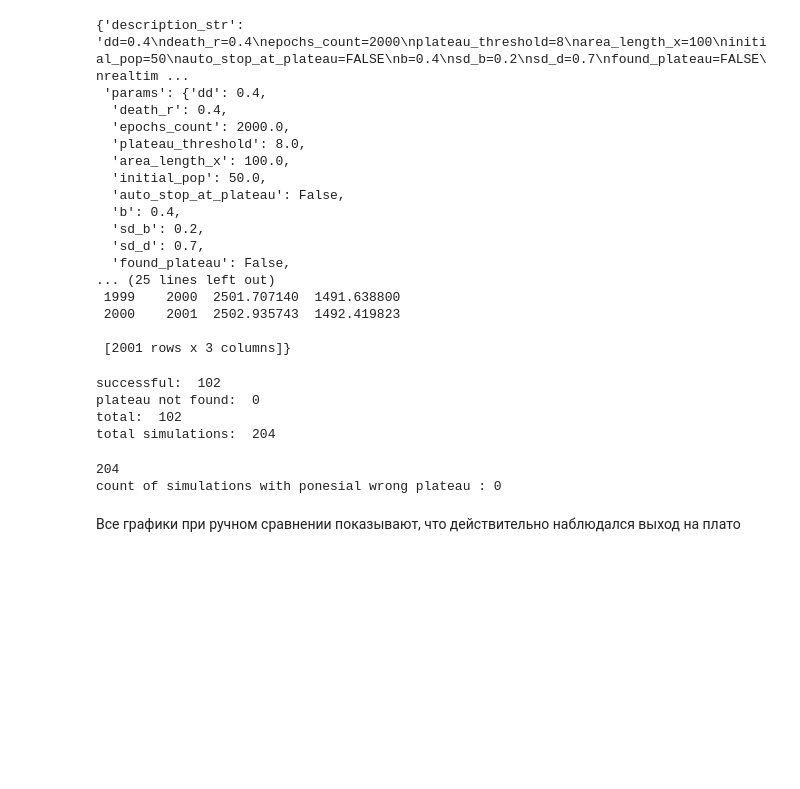
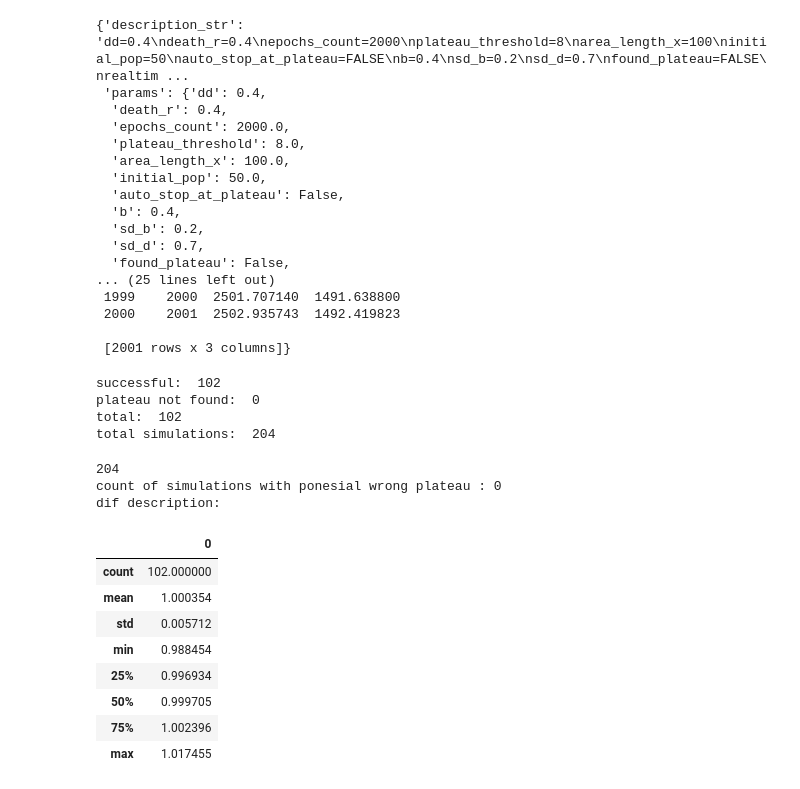
Before and after one commit to sokanaid/CourseProject2022BiologicalMath, a Jupyter notebook: plateau_search_results.ipynb, the cells around one changed output. Drawn from its saved outputs; the diff is of its cells as text; code cells hidden in the pictures; blank space fills up the shorter version.

```diff
--- a/plateau_search_results.ipynb
+++ b/plateau_search_results.ipynb
@@ -176,26 +176,38 @@ def find_pair_sim(sim_data, data):
 # %%
 # найдем симуляции, для которых график без остановки на плато продолжил падать/ расти
 big_diff_count =0
 print(len(data))
+dif_arr = []
 for sim_data in data:
   if not sim_data["params"]["auto_stop_at_plateau"]:
     continue
   # ищем парную симуляцию без остановки на плато
   pair_sim = find_pair_sim(sim_data, data)
   # рассмотрим отношение средних численностей популяций последних 100 эпох парных симуляций
   dif = int(sim_data["population"].tail(100)['pop'].mean())/int(pair_sim["population"].tail(100)['pop'].mean())
   # Проверим результаты вручную,если были выбрано недостаточное количество эпох для парной симуляции
   # или данные парная симуляция начала расти/убывать после предполагаемого выхода на плато
   if len(pair_sim["population"])==len(sim_data["population"]):
     print("less epochs then need. params:", sim_data["description_str"])
     print_pair(sim_data, pair_sim)
   if dif > 1.05 or dif < 0.95:
     print("big diff params:", sim_data["description_str"])
     print_pair(sim_data, pair_sim, color = 'r')
     count+=1
+  dif_arr.append(dif)
 print("count of simulations with ponesial wrong plateau :", big_diff_count)
+print("dif description:")
+pd.DataFrame(dif_arr).describe()
 # %% [output]
 204
 count of simulations with ponesial wrong plateau : 0
+dif description:
+|  | 0 |
+| count | 102.000000 |
+| mean | 1.000354 |
+| std | 0.005712 |
+| min | 0.988454 |
+| 25% | 0.996934 |
+| 50% | 0.999705 |
+| 75% | 1.002396 |
+| max | 1.017455 |
-# %% [markdown]
-Все графики при ручном сравнении показывают, что действительно наблюдался выход на плато
```
